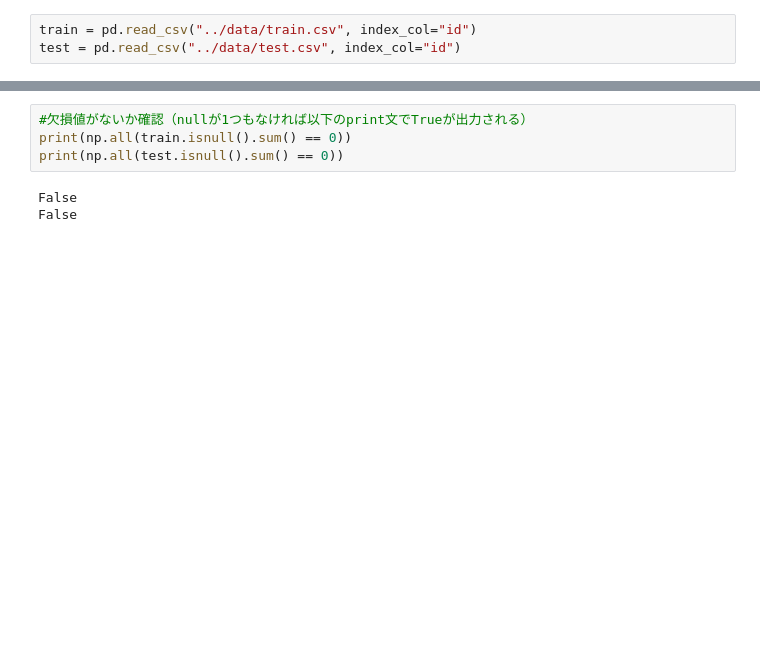
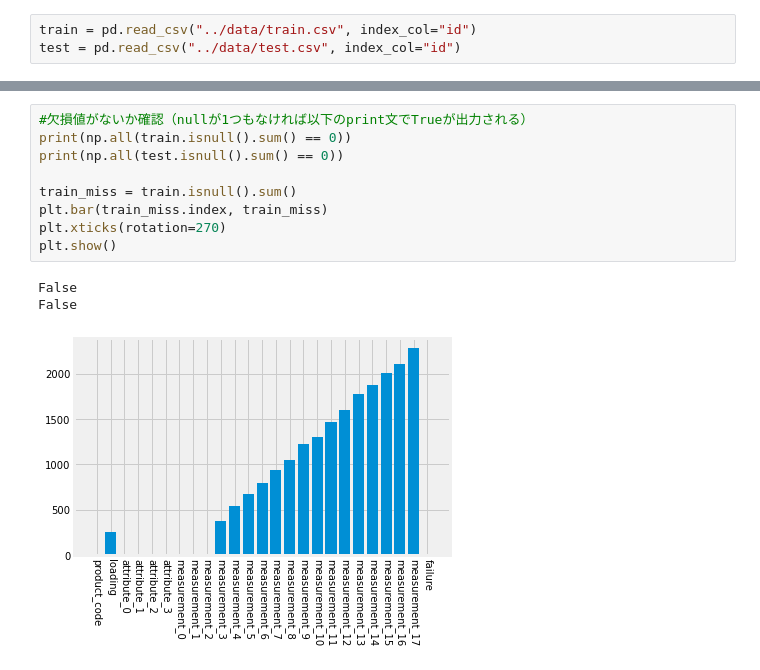
Before and after one commit to keisukecl/tabular-playground-series-aug-2022, a Jupyter notebook: ML.ipynb, the cells around one changed output, grey strips where cells are left out. Saved outputs shown, nothing was run; the diff lists cells and outputs as text; blank space fills up the shorter version.

```diff
--- a/ML.ipynb
+++ b/ML.ipynb
@@ -47,7 +60,13 @@ test
 # %%
 #欠損値がないか確認（nullが1つもなければ以下のprint文でTrueが出力される）
 print(np.all(train.isnull().sum() == 0))
 print(np.all(test.isnull().sum() == 0))
+
+train_miss = train.isnull().sum()
+plt.bar(train_miss.index, train_miss)
+plt.xticks(rotation=270)
+plt.show()
 # %% [output]
 False
 False
+[figure, added]
```
Also changed, not shown: parts of 13 cells of this notebook.
